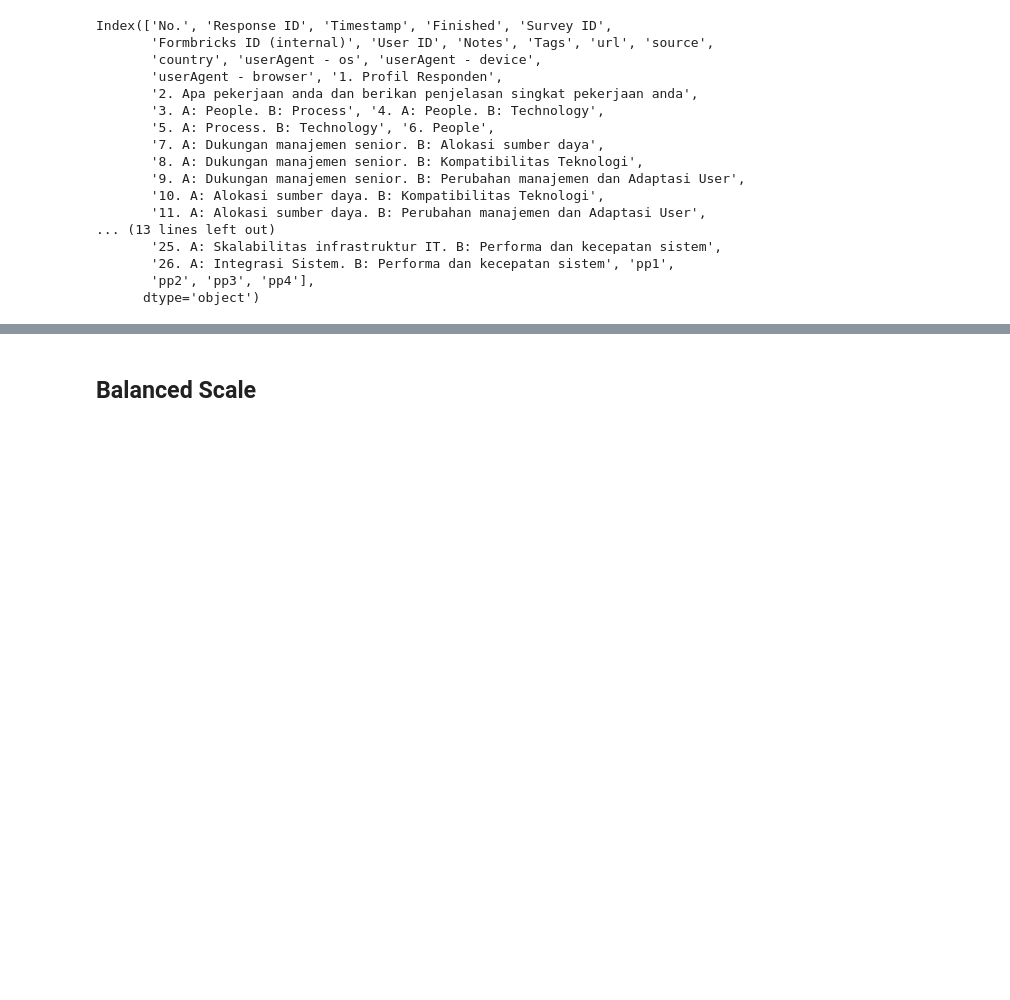
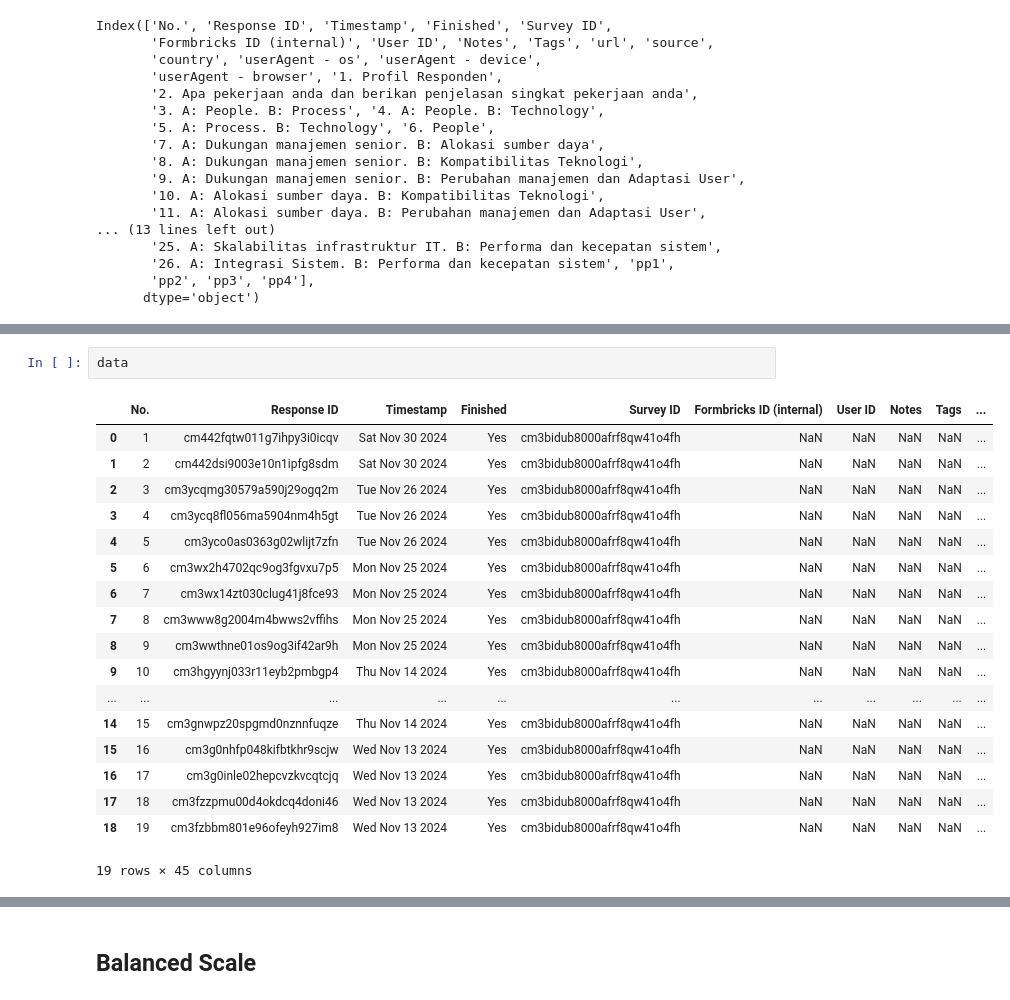
Before and after one commit to jonfelix1/tugas-sip, a Jupyter notebook: ahp_calc/ahp_calc_cleaned.ipynb, the cells around one changed output, grey strips where cells are left out. Cells and saved outputs as stored; diff of their text form; blank space fills up the shorter version.

```diff
--- a/ahp_calc/ahp_calc_cleaned.ipynb
+++ b/ahp_calc/ahp_calc_cleaned.ipynb
@@ -343,0 +199,21 @@ Performa dan kecepatan sistem: 0.1606
+# %%
+data
+# %% [output]
+|  | No. | Response ID | Timestamp | Finished | Survey ID | Formbricks ID (internal) | User ID | Notes | Tags | ... |
+| 0 | 1 | cm442fqtw011g7ihpy3i0icqv | Sat Nov 30 2024 | Yes | cm3bidub8000afrf8qw41o4fh | NaN | NaN | NaN | NaN | ... |
+| 1 | 2 | cm442dsi9003e10n1ipfg8sdm | Sat Nov 30 2024 | Yes | cm3bidub8000afrf8qw41o4fh | NaN | NaN | NaN | NaN | ... |
+| 2 | 3 | cm3ycqmg30579a590j29ogq2m | Tue Nov 26 2024 | Yes | cm3bidub8000afrf8qw41o4fh | NaN | NaN | NaN | NaN | ... |
+| 3 | 4 | cm3ycq8fl056ma5904nm4h5gt | Tue Nov 26 2024 | Yes | cm3bidub8000afrf8qw41o4fh | NaN | NaN | NaN | NaN | ... |
+| 4 | 5 | cm3yco0as0363g02wlijt7zfn | Tue Nov 26 2024 | Yes | cm3bidub8000afrf8qw41o4fh | NaN | NaN | NaN | NaN | ... |
+| 5 | 6 | cm3wx2h4702qc9og3fgvxu7p5 | Mon Nov 25 2024 | Yes | cm3bidub8000afrf8qw41o4fh | NaN | NaN | NaN | NaN | ... |
+| 6 | 7 | cm3wx14zt030clug41j8fce93 | Mon Nov 25 2024 | Yes | cm3bidub8000afrf8qw41o4fh | NaN | NaN | NaN | NaN | ... |
+| 7 | 8 | cm3www8g2004m4bwws2vffihs | Mon Nov 25 2024 | Yes | cm3bidub8000afrf8qw41o4fh | NaN | NaN | NaN | NaN | ... |
+| 8 | 9 | cm3wwthne01os9og3if42ar9h | Mon Nov 25 2024 | Yes | cm3bidub8000afrf8qw41o4fh | NaN | NaN | NaN | NaN | ... |
+| 9 | 10 | cm3hgyynj033r11eyb2pmbgp4 | Thu Nov 14 2024 | Yes | cm3bidub8000afrf8qw41o4fh | NaN | NaN | NaN | NaN | ... |
+| ... | ... | ... | ... | ... | ... | ... | ... | ... | ... | ... |
+| 14 | 15 | cm3gnwpz20spgmd0nznnfuqze | Thu Nov 14 2024 | Yes | cm3bidub8000afrf8qw41o4fh | NaN | NaN | NaN | NaN | ... |
+| 15 | 16 | cm3g0nhfp048kifbtkhr9scjw | Wed Nov 13 2024 | Yes | cm3bidub8000afrf8qw41o4fh | NaN | NaN | NaN | NaN | ... |
+| 16 | 17 | cm3g0inle02hepcvzkvcqtcjq | Wed Nov 13 2024 | Yes | cm3bidub8000afrf8qw41o4fh | NaN | NaN | NaN | NaN | ... |
+| 17 | 18 | cm3fzzpmu00d4okdcq4doni46 | Wed Nov 13 2024 | Yes | cm3bidub8000afrf8qw41o4fh | NaN | NaN | NaN | NaN | ... |
+| 18 | 19 | cm3fzbbm801e96ofeyh927im8 | Wed Nov 13 2024 | Yes | cm3bidub8000afrf8qw41o4fh | NaN | NaN | NaN | NaN | ... |
+19 rows × 45 columns
```
Also changed, not shown: parts of 32 cells of this notebook.
